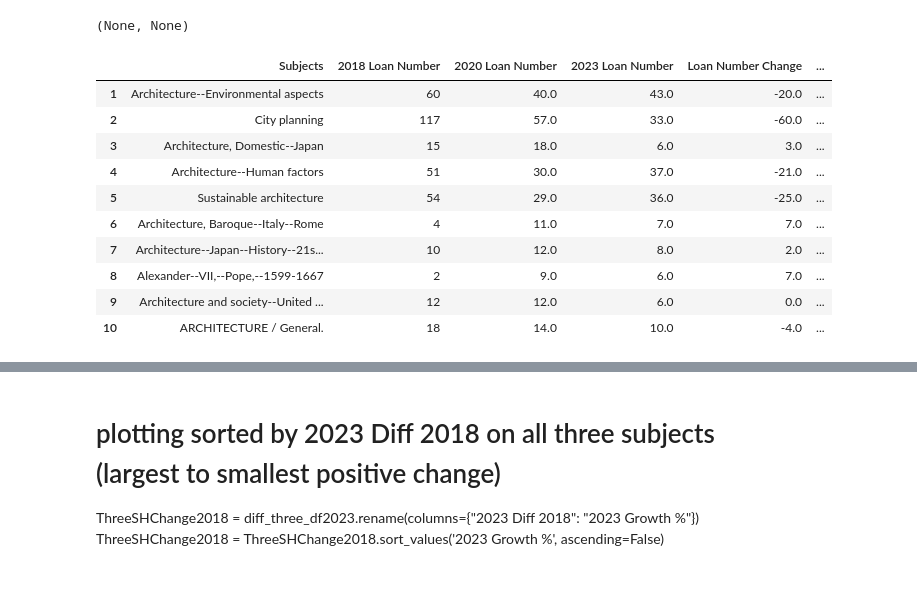
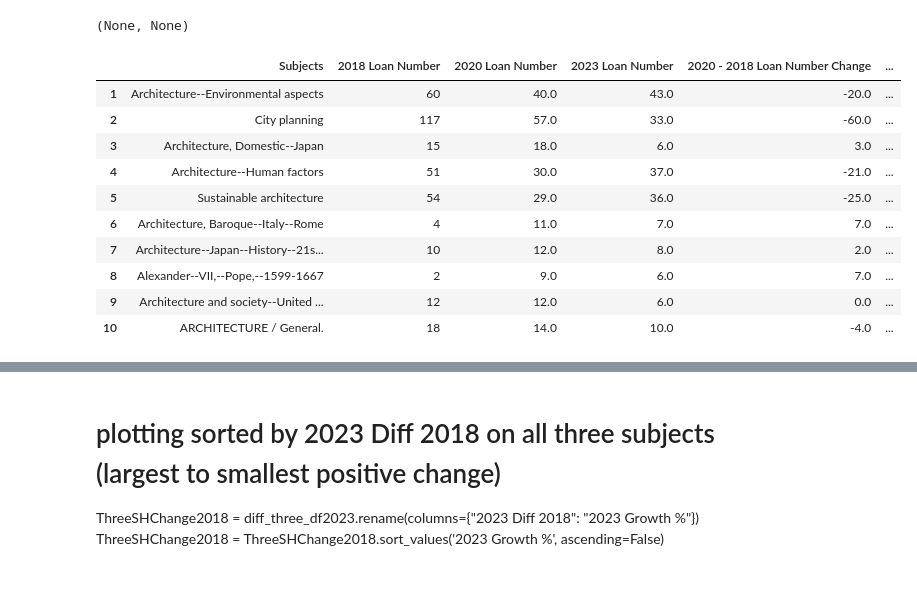
Before and after one commit to senderrr/Architecture, a Jupyter notebook: ArchitectureNotebookArticlePlots.ipynb, the cells around one changed output, grey strips where cells are left out. Cells and saved outputs as stored; diff of their text form; code cells hidden in the pictures.

```diff
--- a/ArchitectureNotebookArticlePlots.ipynb
+++ b/ArchitectureNotebookArticlePlots.ipynb
@@ -301,38 +302,40 @@ SubjectHeadingoverlaps(three_df,'Architecture--Spain--Periodicals.', 'Architectu
 (None, None)
 # %%
 # plotting sorted  by 2020 Diff 2018 on all three subjects (largest to smallest positive change)
-ThreeSHGrowth2023 = diff_three_df2023.copy()
-ThreeSHGrowth2023 = ThreeSHGrowth2023.rename(columns={"Counts 2018": "2018 Loan Number",
+ThreeSHGrowth2020 = diff_three_df2023.copy()
+ThreeSHGrowth2020 = ThreeSHGrowth2020.rename(columns={"Counts 2018": "2018 Loan Number",
                                                       "Counts 2020": "2020 Loan Number",
                                                       "Counts 2023": "2023 Loan Number",
-                                                      "Subj % 2018": "2018 Subj Collection %",
-                                                      "Subj % 2020": "2020 Subj Collection %",
-                                                      "Subj % 2023": "2023 Subj Collection %"})
+                                                      "Subj % 2018": "2018 Subject Collection %",
+                                                      "Subj % 2020": "2020 Subject Collection %",
+                                                      "Subj % 2023": "2023 Subject Collection %"})
 
 # subtract years to see change
-ThreeSHGrowth2023['2020 - 2018 Subj Collection % Change'] = ThreeSHGrowth2023['2020 Subj Collection %'] - ThreeSHGrowth2023['2018 Subj Collection %']
-ThreeSHGrowth2023['Loan Number Change'] = ThreeSHGrowth2023['2020 Loan Number'] - ThreeSHGrowth2023['2018 Loan Number']
+ThreeSHGrowth2020['2020 - 2018 Subject Collection % Change'] = ThreeSHGrowth2020['2020 Subject Collection %'] - ThreeSHGrowth2020['2018 Subject Collection %']
+ThreeSHGrowth2020['2020 - 2018 Loan Number Change'] = ThreeSHGrowth2020['2020 Loan Number'] - ThreeSHGrowth2020['2018 Loan Number']
 
 #multiplier
-ThreeSHGrowth2023['Subj Multi Growth Factor'] = ThreeSHGrowth2023['2020 Subj Collection %'] / ThreeSHGrowth2023['2018 Subj Collection %']
+ThreeSHGrowth2020['Subject Multiplicative Growth Factor'] = ThreeSHGrowth2020['2020 Subject Collection %'] / ThreeSHGrowth2020['2018 Subject Collection %']
 
 
-ThreeSHGrowth2023 = ThreeSHGrowth2023[['Subjects', '2018 Loan Number', '2020 Loan Number', '2023 Loan Number', 'Loan Number Change', '2018 Subj Collection %',
-                                       '2020 Subj Collection %', '2023 Subj Collection %', '2020 - 2018 Subj Collection % Change', 'Subj Multi Growth Factor']]
+ThreeSHGrowth2020 = ThreeSHGrowth2020[['Subjects', '2018 Loan Number', '2020 Loan Number', '2023 Loan Number', '2020 - 2018 Loan Number Change', '2018 Subject Collection %',
+                                       '2020 Subject Collection %', '2023 Subject Collection %', '2020 - 2018 Subject Collection % Change', 'Subject Multiplicative Growth Factor']]
 
 # sort table by 2023 diff 2020 collection %
-ThreeSHGrowth2023 = ThreeSHGrowth2023.sort_values('2020 - 2018 Subj Collection % Change', ascending=False)
+ThreeSHGrowth2020 = ThreeSHGrowth2020.sort_values('2020 - 2018 Subject Collection % Change', ascending=False)
 
 
 # reindex to start at 1
-ThreeSHGrowth2023 = ThreeSHGrowth2023.head(10).reset_index(drop=True)
-ThreeSHGrowth2023.index = ThreeSHGrowth2023.index + 1
+ThreeSHGrowth2020 = ThreeSHGrowth2020.head(10).reset_index(drop=True)
+ThreeSHGrowth2020.index = ThreeSHGrowth2020.index + 1
 
 # create a table title
 #ThreeSHChange2018 = ThreeSHChange2018.style.set_caption('Table 1: Top 10 Subject Headings Growth From 2018 to 2023')
-ThreeSHGrowth2023
+# round decimals
+ThreeSHGrowth2020 = np.round(ThreeSHGrowth2020, decimals=4)
+ThreeSHGrowth2020
 # %% [output]
-|  | Subjects | 2018 Loan Number | 2020 Loan Number | 2023 Loan Number | Loan Number Change | ... |
+|  | Subjects | 2018 Loan Number | 2020 Loan Number | 2023 Loan Number | 2020 - 2018 Loan Number Change | ... |
 | 1 | Architecture--Environmental aspects | 60 | 40.0 | 43.0 | -20.0 | ... |
 | 2 | City planning | 117 | 57.0 | 33.0 | -60.0 | ... |
 | 3 | Architecture, Domestic--Japan | 15 | 18.0 | 6.0 | 3.0 | ... |
```
Also changed, not shown: parts of 7 cells of this notebook.
